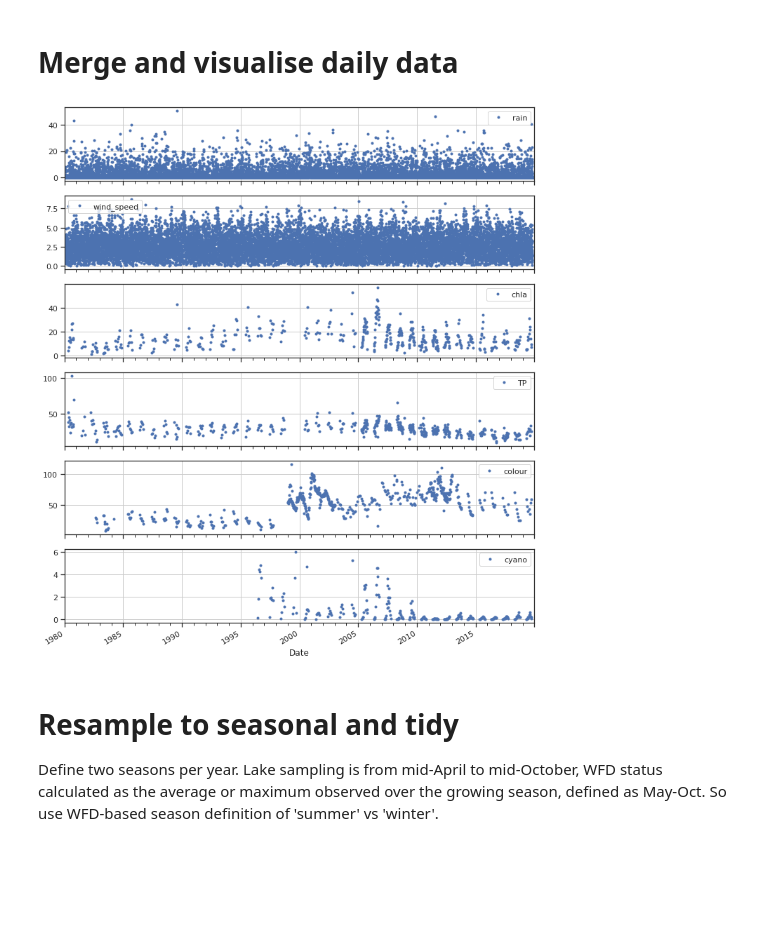
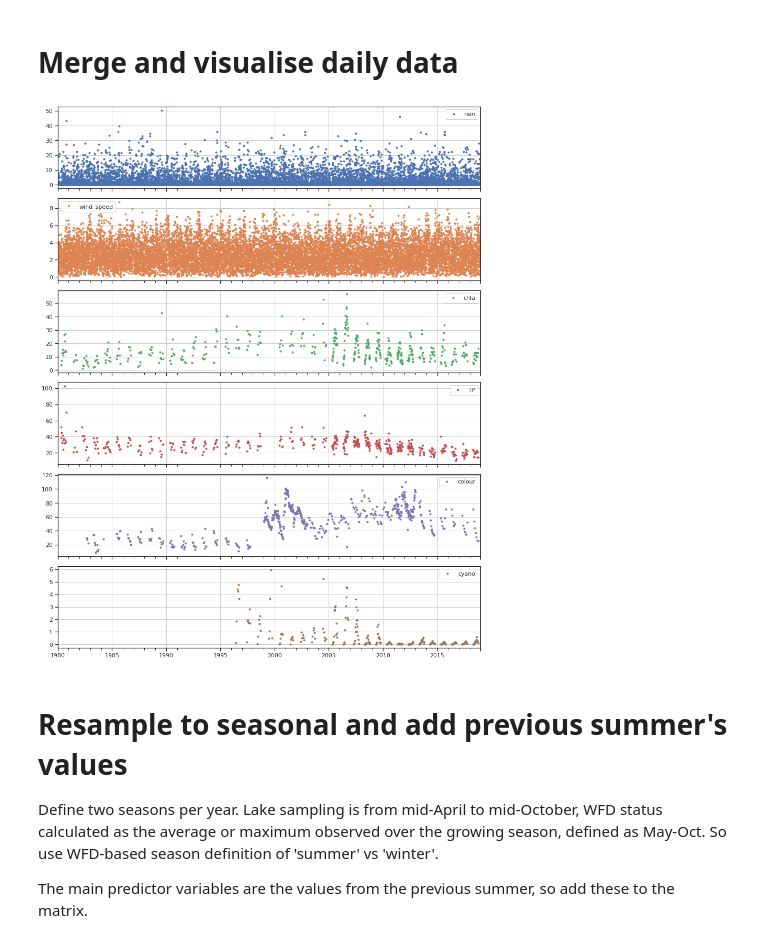
Before and after one commit to NIVANorge/seasonal_forecasting_watexr, a Jupyter notebook: Norway_Morsa/BayesianNetwork/Notebooks/04_MakeHistoricTrainingData.ipynb, the cells around one changed output. Saved outputs shown, nothing was run; the diff lists cells and outputs as text; code cells hidden in the pictures; blank space fills up the shorter version.

Commit message:
Updates to Vansjø BBN workflow
Sorting out whether met.no or era5 data are used and the different start years. Adding in processing specific to the Vansjø paper.

```diff
--- a/Norway_Morsa/BayesianNetwork/Notebooks/04_MakeHistoricTrainingData.ipynb
+++ b/Norway_Morsa/BayesianNetwork/Notebooks/04_MakeHistoricTrainingData.ipynb
@@ -51,24 +66,25 @@ out_file_obs = r'../Data/DataMatrices/Seasonal_BN_obs/seasonal_obs_GBN_%s-%s.csv
 # %% [markdown]
 # Read in daily data
 # %%
-# Read in met data
-met_fpath = met_fpath_dict[met_source]
+if include_met == True:
+    # Read in met data
+    met_fpath = met_fpath_dict[met_source]
 
-if met_source=='metno':
-    met_df = pd.read_csv(met_fpath, index_col=0, parse_dates=True, dayfirst=True)
-    wind_df = pd.read_csv(wind_fpath, index_col=0, parse_dates=True, dayfirst=True)
-    met_df = met_df[['RR_catch']] # For now, pick rainfall averaged over whole catchment, not just the lake
-    met_df.columns = ['rain']
-    met_df.index.name = 'Date'
-    met_df.index = met_df.index.normalize() # Drop time info from metdf index
-    # Add mean daily wind speed (m/s)
-    met_df['wind_speed'] = wind_df.iloc[:,0]
+    if met_source=='metno':
+        met_df = pd.read_csv(met_fpath, index_col=0, parse_dates=True, dayfirst=True)
+        wind_df = pd.read_csv(wind_fpath, index_col=0, parse_dates=True, dayfirst=True)
+        met_df = met_df[['RR_catch']] # For now, pick rainfall averaged over whole catchment, not just the lake
+        met_df.columns = ['rain']
+        met_df.index.name = 'Date'
+        met_df.index = met_df.index.normalize() # Drop time info from metdf index
+        # Add mean daily wind speed (m/s)
+        met_df['wind_speed'] = wind_df.iloc[:,0]
 
-else:
-    met_df = bn.read_era5_csv(met_fpath) # Read in, calculate wind and reformat
+    else:
+        met_df = bn.read_era5_csv(met_fpath) # Read in, calculate wind and reformat
 
-# Reset any negative values to 0
-met_df.loc[met_df['rain']<0.,'rain'] = 0.
+    # Reset any negative values to 0
+    met_df.loc[met_df['rain']<0.,'rain'] = 0.
 
 met_df.head()
 # %% [output]
@@ -142,42 +158,49 @@ ecol_df.head()
 # %%
 # REINDEX & JOIN ALL DATASETS INTO ONE DATAFRAME
 
-df_list = [met_df, lakewq_df, ecol_df]
+if include_met == True:
+    df_list = [met_df, lakewq_df, ecol_df]
+else:
+    df_list = [lakewq_df, ecol_df]
 
 for i, df in enumerate(df_list):
-    df = df.reindex(index=met_df.index)
+    df = df.reindex(index=pd.date_range(start='1/1/%s'%start_year, end='31/12/%s'%end_year))
     if i<1:
         daily_df = df
     else:
         daily_df = daily_df.join(df)
 
 # Remove data pre-1980
 daily_df = daily_df.loc['1980-01-01':,:]
 
 # Rename some cols
 var_rename_dict = {'Biovolume_mm3_per_l':'Biovolume',
                    'Cyano_biovol_mm3_per_l':'cyano',
                    'chl-a':'chla'}
 daily_df.rename(var_rename_dict, axis=1, inplace=True)
 
 cols_to_keep = ['TP','chla','colour','cyano',
                'rain','wind_speed']
 
 for col in daily_df.columns:
     if col not in cols_to_keep:
         daily_df.drop(col, axis=1, inplace=True)
 
 # Check output
 daily_df.head()
 
 daily_fig = daily_df.loc['1980-01-01':,:].plot(subplots=True, style='o', ms=3,
                                                figsize=(12,15), grid=True);
+plt.tight_layout()
+plt.savefig(daily_fig_path)
 # %% [output]
-[figure, old version]
+[figure, new version]
 # %% [markdown]
-# Resample to seasonal and tidy
+# Resample to seasonal and add previous summer's values
 
 Define two seasons per year. Lake sampling is from mid-April to mid-October, WFD status calculated as the average or maximum observed over the growing season, defined as May-Oct. So use WFD-based season definition of 'summer' vs 'winter'.
+
+The main predictor variables are the values from the previous summer, so add these to the matrix.
 # %%
 summer_df = bn.daily_to_summer_season(daily_df)
 
```
Also changed, not shown: parts of 6 cells of this notebook, 24 other files.
